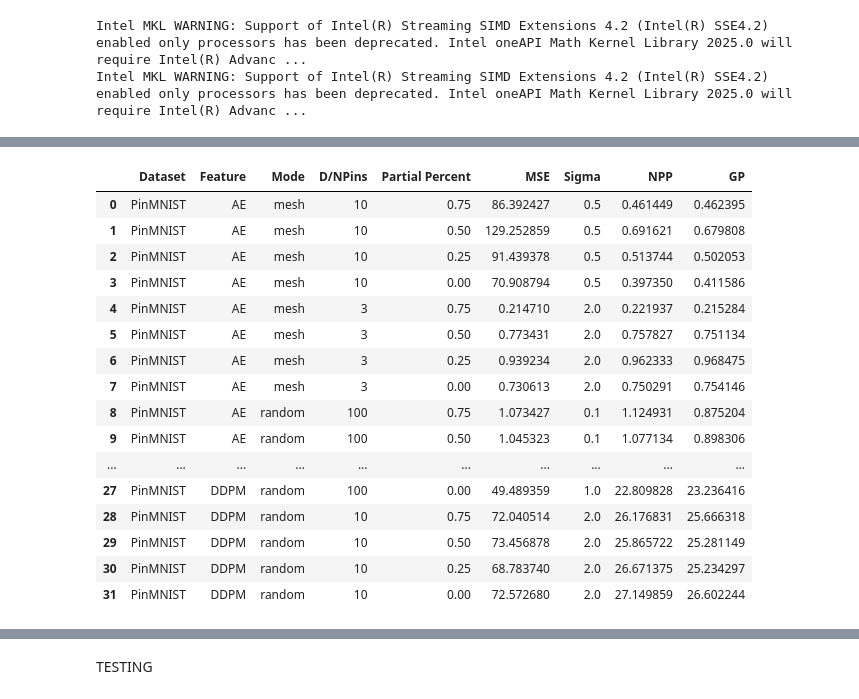
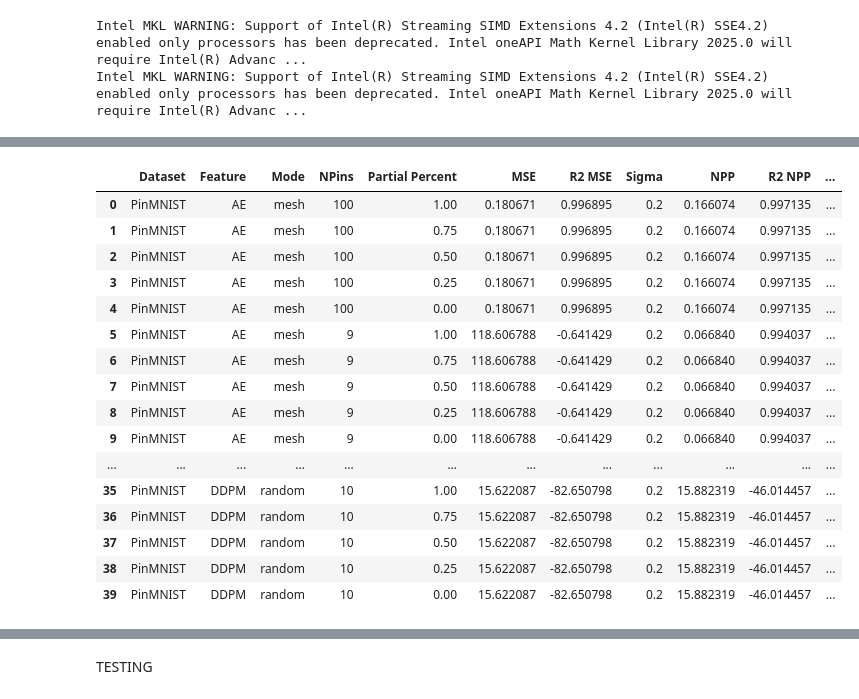
Before and after one commit to neu-spiral/Neural-Point-Processes, a Jupyter notebook: Results.ipynb, the cells around one changed output, grey strips where cells are left out. Cells and saved outputs as stored; diff of their text form; code cells hidden in the pictures.

Commit message:
Latest Results

```diff
--- a/Results.ipynb
+++ b/Results.ipynb
@@ -56,31 +70,33 @@ def append(df, pp, mse, sigma, npp, gp, dataset, feature, mode, param):
 # %%
 # Initialize an empty DataFrame
-df = pd.DataFrame(columns=['Dataset', 'Feature', 'Mode', 'D/NPins', 'Partial Percent', 'MSE', 'Sigma', 'NPP', 'GP'])
+df = pd.DataFrame(columns=['Dataset', 'Feature', 'Extra layers', 'Mode', 'NPins', 'Partial Percent', 'MSE', 'R2 MSE', 'Sigma', 'NPP', 'R2 NPP', 'GP', 'R2 GP'])
 
 # Directory containing the folders
-base_folder = './history/experiment'
+base_folder = './history/exp'
 
 # Loop through each directory in the base folder
 for dir_name in os.listdir(base_folder):
-    dir_path = os.path.join(base_folder, dir_name)
+    if dir_name.startswith('17'):
+        dir_path = os.path.join(base_folder, dir_name)
 
-    # Check if the item in the base folder is a directory
-    if os.path.isdir(dir_path):
-        # Get config.json info
-        config_path = os.path.join(dir_path, 'config.json')
-        dataset, feature, mode, param = extract_info_from_config(config_path)
-        mse, sigma, npp, gp = parse_res(os.path.join(dir_path, 'results.txt'))
-        df = append(df, 0.0, mse, sigma, npp, gp, dataset, feature, mode, param)
+        # Check if the item in the base folder is a directory
+        if os.path.isdir(dir_path):
+            # Get config.json info
+            config_path = os.path.join(dir_path, 'config.json')
+            dataset, feature, mode, param, deeper = extract_info_from_config(config_path)
+            mse, r2mse, sigma, npp, r2npp, gp, r2gp = parse_res(os.path.join(dir_path, 'results.txt'))
+            df = append(df, 0.0, mse, r2mse, sigma, npp, r2npp, gp, r2gp, dataset, feature, mode, param, deeper)
 
-        # Loop through files starting with 'test_PinMNIST'
-        for file_name in os.listdir(dir_path):
-            if file_name.startswith('test_PinMNIST') or file_name.startswith('test_Synthetic'):
-                pp = float(file_name.split('_')[-1][:-4])
-                file_path = os.path.join(dir_path, file_name)
-                mse, npp, gp = parse_test(file_path)
-                df = append(df, pp, mse, sigma, npp, gp, dataset, feature, mode, param)
+            # Loop through files starting with 'test_PinMNIST'
+            for file_name in os.listdir(dir_path):
+                if file_name.startswith('test_PinMNIST') or file_name.startswith('test_Synthetic'):
+                    pp = float(file_name.split('_')[-1][:-4])
+                    file_path = os.path.join(dir_path, file_name)
+                    mse, r2mse, npp, r2npp, gp, r2gp = parse_test(file_path)
+                    df = append(df, pp, mse, r2mse, sigma, npp, r2npp, gp, r2gp, dataset, feature, mode, param, deeper)
 
-df.sort_values(by=['NPins', 'Partial Percent'], inplace=True, ascending=False, ignore_index=True)
+df.sort_values(by=['NPins', 'Partial Percent', 'NPP'], inplace=True, ascending=False, ignore_index=True)
 df.sort_values(by=['Dataset', 'Feature', 'Mode'], inplace=True, ignore_index=True)
+df.drop_duplicates(subset=['Dataset', 'Feature', 'Extra layers', 'Mode', 'NPins', 'Partial Percent'], keep='last', inplace=True)
 df.head()
 # %% [output]
@@ -93,21 +109,21 @@ df.head()
 # %%
-df[df['Dataset'] == 'PinMNIST']
+df[(df['Dataset'] == 'PinMNIST') & (df['Extra layers'] == False)].drop(labels='Extra layers', axis=1).reset_index(drop=True)
 # %% [output]
-|  | Dataset | Feature | Mode | D/NPins | Partial Percent | MSE | Sigma | NPP | GP |
-| 0 | PinMNIST | AE | mesh | 10 | 0.75 | 86.392427 | 0.5 | 0.461449 | 0.462395 |
-| 1 | PinMNIST | AE | mesh | 10 | 0.50 | 129.252859 | 0.5 | 0.691621 | 0.679808 |
-| 2 | PinMNIST | AE | mesh | 10 | 0.25 | 91.439378 | 0.5 | 0.513744 | 0.502053 |
-| 3 | PinMNIST | AE | mesh | 10 | 0.00 | 70.908794 | 0.5 | 0.397350 | 0.411586 |
-| 4 | PinMNIST | AE | mesh | 3 | 0.75 | 0.214710 | 2.0 | 0.221937 | 0.215284 |
-| 5 | PinMNIST | AE | mesh | 3 | 0.50 | 0.773431 | 2.0 | 0.757827 | 0.751134 |
-| 6 | PinMNIST | AE | mesh | 3 | 0.25 | 0.939234 | 2.0 | 0.962333 | 0.968475 |
-| 7 | PinMNIST | AE | mesh | 3 | 0.00 | 0.730613 | 2.0 | 0.750291 | 0.754146 |
-| 8 | PinMNIST | AE | random | 100 | 0.75 | 1.073427 | 0.1 | 1.124931 | 0.875204 |
-| 9 | PinMNIST | AE | random | 100 | 0.50 | 1.045323 | 0.1 | 1.077134 | 0.898306 |
-| ... | ... | ... | ... | ... | ... | ... | ... | ... | ... |
-| 27 | PinMNIST | DDPM | random | 100 | 0.00 | 49.489359 | 1.0 | 22.809828 | 23.236416 |
-| 28 | PinMNIST | DDPM | random | 10 | 0.75 | 72.040514 | 2.0 | 26.176831 | 25.666318 |
-| 29 | PinMNIST | DDPM | random | 10 | 0.50 | 73.456878 | 2.0 | 25.865722 | 25.281149 |
-| 30 | PinMNIST | DDPM | random | 10 | 0.25 | 68.783740 | 2.0 | 26.671375 | 25.234297 |
-| 31 | PinMNIST | DDPM | random | 10 | 0.00 | 72.572680 | 2.0 | 27.149859 | 26.602244 |
+|  | Dataset | Feature | Mode | NPins | Partial Percent | MSE | R2 MSE | Sigma | NPP | R2 NPP | ... |
+| 0 | PinMNIST | AE | mesh | 100 | 1.00 | 0.180671 | 0.996895 | 0.2 | 0.166074 | 0.997135 | ... |
+| 1 | PinMNIST | AE | mesh | 100 | 0.75 | 0.180671 | 0.996895 | 0.2 | 0.166074 | 0.997135 | ... |
+| 2 | PinMNIST | AE | mesh | 100 | 0.50 | 0.180671 | 0.996895 | 0.2 | 0.166074 | 0.997135 | ... |
+| 3 | PinMNIST | AE | mesh | 100 | 0.25 | 0.180671 | 0.996895 | 0.2 | 0.166074 | 0.997135 | ... |
+| 4 | PinMNIST | AE | mesh | 100 | 0.00 | 0.180671 | 0.996895 | 0.2 | 0.166074 | 0.997135 | ... |
+| 5 | PinMNIST | AE | mesh | 9 | 1.00 | 118.606788 | -0.641429 | 0.2 | 0.066840 | 0.994037 | ... |
+| 6 | PinMNIST | AE | mesh | 9 | 0.75 | 118.606788 | -0.641429 | 0.2 | 0.066840 | 0.994037 | ... |
+| 7 | PinMNIST | AE | mesh | 9 | 0.50 | 118.606788 | -0.641429 | 0.2 | 0.066840 | 0.994037 | ... |
+| 8 | PinMNIST | AE | mesh | 9 | 0.25 | 118.606788 | -0.641429 | 0.2 | 0.066840 | 0.994037 | ... |
+| 9 | PinMNIST | AE | mesh | 9 | 0.00 | 118.606788 | -0.641429 | 0.2 | 0.066840 | 0.994037 | ... |
+| ... | ... | ... | ... | ... | ... | ... | ... | ... | ... | ... | ... |
+| 35 | PinMNIST | DDPM | random | 10 | 1.00 | 15.622087 | -82.650798 | 0.2 | 15.882319 | -46.014457 | ... |
+| 36 | PinMNIST | DDPM | random | 10 | 0.75 | 15.622087 | -82.650798 | 0.2 | 15.882319 | -46.014457 | ... |
+| 37 | PinMNIST | DDPM | random | 10 | 0.50 | 15.622087 | -82.650798 | 0.2 | 15.882319 | -46.014457 | ... |
+| 38 | PinMNIST | DDPM | random | 10 | 0.25 | 15.622087 | -82.650798 | 0.2 | 15.882319 | -46.014457 | ... |
+| 39 | PinMNIST | DDPM | random | 10 | 0.00 | 15.622087 | -82.650798 | 0.2 | 15.882319 | -46.014457 | ... |
 # %%
```
Also changed, not shown: parts of 4 cells of this notebook.
